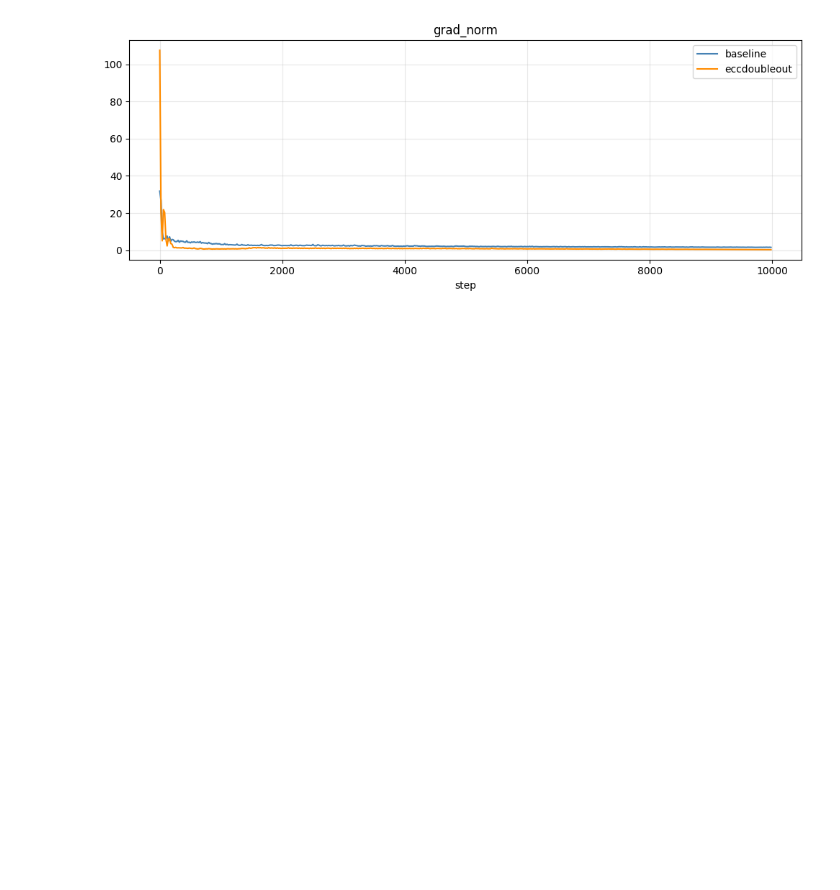
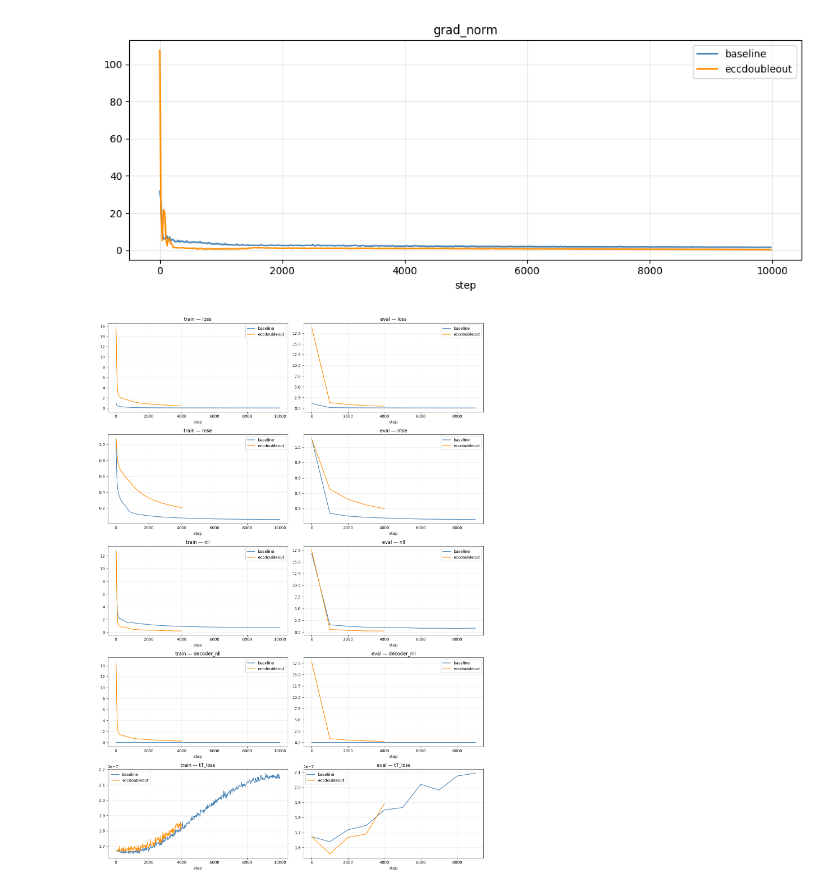
Before and after one commit to juldyzmurat/DiffuSeq, a Jupyter notebook: training_figures.ipynb, the cells around one changed output. Drawn from its saved outputs; the diff is of its cells as text; code cells hidden in the pictures; blank space fills up the shorter version.

Commit message:
revision of baseline loss terms

```diff
--- a/training_figures.ipynb
+++ b/training_figures.ipynb
@@ -164,3 +164,41 @@ plt.savefig('grad_norm_comparison.png', dpi=150)
 plt.show()
 # %% [output]
 [figure]
+# %%
+import pandas as pd
+import matplotlib.pyplot as plt
+
+paths = {
+    "baseline":    "diffusion_models/diffuseq_qqp_h128_lr0.0001_t2000_sqrt_lossaware_seed102_qqp20260515-15:53:34/progress.csv",
+    "eccdoubleout": "diffusion_models/diffuseq_qqp_h128_lr0.0001_t2000_sqrt_lossaware_seed102_qqp20260518-21:06:11/progress.csv",
+}
+
+dfs = {}
+for name, path in paths.items():
+    df = pd.read_csv(path)
+    df['step'] = df['step'].ffill()
+    dfs[name] = df
+
+
+metrics = ['loss', 'mse', 'nll', 'decoder_nll', 'tT_loss']
+colors  = {'baseline': 'steelblue', 'eccdoubleout': 'darkorange'}
+
+fig, axes = plt.subplots(len(metrics), 2, figsize=(14, 4 * len(metrics)))
+
+for row, metric in enumerate(metrics):
+    for col, split in enumerate(['train', 'eval']):
+        ax = axes[row, col]
+        col_name = metric if split == 'train' else f'eval_{metric}'
+        for name, df in dfs.items():
+            subset = df.dropna(subset=[col_name])
+            ax.plot(subset['step'], subset[col_name], label=name, color=colors[name])
+        ax.set_title(f'{split} — {metric}')
+        ax.set_xlabel('step')
+        ax.legend()
+        ax.grid(True, alpha=0.3)
+
+plt.tight_layout()
+plt.savefig('training_comparison.png', dpi=150)
+plt.show()
+# %% [output]
+[figure, added]
```
Also changed, not shown: 1 other file.
